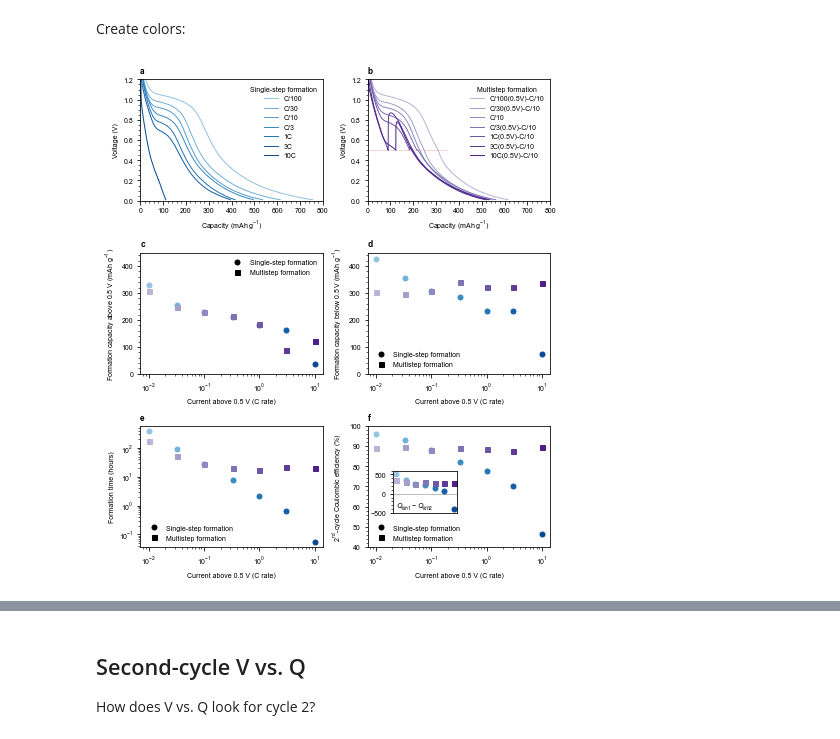
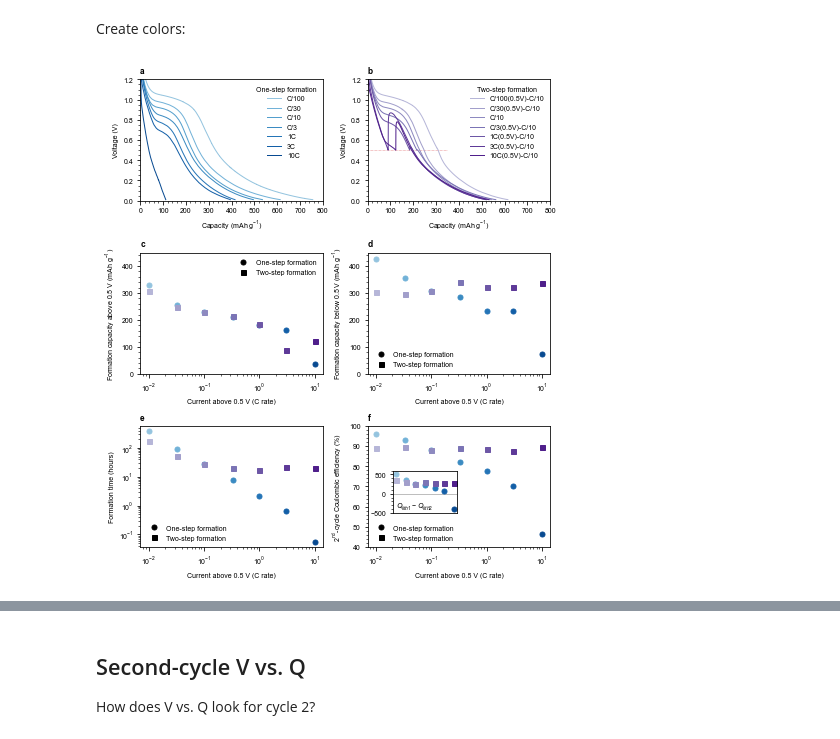
Before and after one commit to petermattia/first-cycle-SEI-on-carbon-black, a Jupyter notebook: c rate/c_rate.ipynb, the cells around one changed output, grey strips where cells are left out. Saved outputs shown, nothing was run; the diff lists cells and outputs as text; code cells hidden in the pictures.

Commit message:
C rate figure updates
Update single-step to one-step, multistep to two-step
Add Irreversible capacity loss figure

```diff
--- a/c rate/c_rate.ipynb
+++ b/c rate/c_rate.ipynb
@@ -146,7 +146,11 @@ for file in files_constcurr:
     Qlith_cyc1_above0pt5 = np.max(first_lith_data[:idx_0pt5V])
     Qlith_cyc1_below0pt5 = np.max(first_lith_data) - Qlith_cyc1_above0pt5
 
-    print(f'Above-0.5 V capacity: {Qlith_cyc1_above0pt5} mAh/g')
+    idx_0pt5V = np.where(first_delith_data[:, 1] > 0.5)[0][0]
+    Qdelith_cyc1_below0pt5 = np.max(first_delith_data[:idx_0pt5V])
+
+    print(f'Above-0.5 V capacity (lith1): {Qlith_cyc1_above0pt5:.2f} mAh/g')
+    print(f'Below-0.5 V capacity (delith1): {Qdelith_cyc1_below0pt5:.2f} mAh/g')
 
     # Get first-lithiation time
     I = 200 * C_rate # 1C = 200 mAh/g
@@ -175,8 +179,10 @@ for file in files_constcurr:
     sub_dict['C rate string'] = C_rate_string
     sub_dict['1st lith capacity above 0.5V'] = Qlith_cyc1_above0pt5
     sub_dict['1st lith capacity below 0.5V'] = Qlith_cyc1_below0pt5
+    sub_dict['1st delith capacity below 0.5V'] = Qdelith_cyc1_below0pt5
     sub_dict['1st lith time'] = tlith_cyc1
     sub_dict['First lith - second lith'] = DeltaQ_1_vs_2
+    sub_dict['First lith + second lith'] = Qlith_cyc1_below0pt5 - Qdelith_cyc1_below0pt5 + Qlith_cyc2 - Qdelith_cyc2
     sub_dict['2nd cycle CE'] = CE_cyc2
 
     try:
@@ -332,7 +338,11 @@ for file in files_multistep:
     Qlith_intermediate = first_lith_data[idx_0pt5V_below, 2] - first_lith_data[idx_0pt5V_above, 2]
     Qlith_cyc1_below0pt5 = np.max(first_lith_data) - Qlith_cyc1_above0pt5 - Qlith_intermediate
 
-    print(f'Above-0.5 V capacity: {Qlith_cyc1_above0pt5} mAh/g')
+    idx_0pt5V = np.where(first_delith_data[:, 1] > 0.5)[0][0]
+    Qdelith_cyc1_below0pt5 = np.max(first_delith_data[:idx_0pt5V])
+
+    print(f'Above-0.5 V capacity (lith1): {Qlith_cyc1_above0pt5:.2f} mAh/g')
+    print(f'Below-0.5 V capacity (delith1): {Qdelith_cyc1_below0pt5:.2f} mAh/g')
 
     # Get first-lithiation time. a = before split, b = after split
     Ia = 200 * C_rate # 1C = 200 mAh/g
@@ -363,8 +373,10 @@ for file in files_multistep:
     sub_dict['C rate string'] = C_rate_string
     sub_dict['1st lith capacity above 0.5V'] = Qlith_cyc1_above0pt5
     sub_dict['1st lith capacity below 0.5V'] = Qlith_cyc1_below0pt5
+    sub_dict['1st delith capacity below 0.5V'] = Qdelith_cyc1_below0pt5
     sub_dict['1st lith time'] = tlith_cyc1a + tlith_cyc1b
     sub_dict['First lith - second lith'] = DeltaQ_1_vs_2
+    sub_dict['First lith + second lith'] = Qlith_cyc1_below0pt5 - Qdelith_cyc1_below0pt5 + Qlith_cyc2 - Qdelith_cyc2
     sub_dict['2nd cycle CE'] = CE_cyc2
 
     try:
@@ -533,8 +542,8 @@ colors_constcurr  = cm.Blues( np.linspace(0.4, 0.9, len(all_data_constcurr.items
 colors_multistep  = cm.Purples( np.linspace(0.4, 0.9, len(all_data_multistep.items())))[:,0:3]
 # %%
 def make_legend1(ax, loc):
-    ax.plot(-1, 1, 'ok', label='Single-step formation')
-    ax.plot(-1, 1, 'sk', label='Multistep formation')
+    ax.plot(-1, 1, 'ok', label='One-step formation')
+    ax.plot(-1, 1, 'sk', label='Two-step formation')
     ax.legend(loc=loc)
 # %%
 fig, ax = plt.subplots(figsize=(fig_width*2, fig_height*3), nrows=3, ncols=2)
@@ -611,33 +620,33 @@ for k, (key, value) in enumerate(all_data_constcurr.items()):
 for k, (key, value) in enumerate(all_data_multistep.items()):
 
     # Extract values
     first_lith_data = value['First lith data']
     C_rate = value['C rate']
     C_rate_string = value['C rate string']
     CE_cyc2 = value['2nd cycle CE']
     Qlith_cyc1_minus_cyc2 = value['First lith - second lith']
     tlith_cyc1 = value['1st lith time']
     Qlith_cyc1_above0pt5 = value['1st lith capacity above 0.5V']
     Qlith_cyc1_below0pt5 = value['1st lith capacity below 0.5V']
 
     Q = first_lith_data[:, 2]
     V = first_lith_data[:, 1]
 
     ax[1].plot(Q, V, color=colors_multistep[k], label=C_rate_string)
     ax[2].semilogx(C_rate, Qlith_cyc1_above0pt5, 's', color=colors_multistep[k])
     ax[3].semilogx(C_rate, Qlith_cyc1_below0pt5, 's', color=colors_multistep[k])
     ax[4].loglog(C_rate, tlith_cyc1, 's', color=colors_multistep[k])
     ax[5].semilogx(C_rate, CE_cyc2, 's', color=colors_multistep[k])
     ax_inset5.semilogx(C_rate, Qlith_cyc1_minus_cyc2, 's', color=colors_multistep[k])
 
-ax[0].legend(loc='upper right', title='Single-step formation')
-ax[1].legend(loc='upper right', title='Multistep formation')
+ax[0].legend(loc='upper right', title='One-step formation')
+ax[1].legend(loc='upper right', title='Two-step formation')
 
 ax_inset5.get_xaxis().set_ticks([])
 ax_inset5.annotate('$Q_{lith1}-Q_{lith2}$', (0.05, 0.02), xycoords='axes fraction',
                    horizontalalignment='left', verticalalignment='bottom')
 
 plt.tight_layout()
 plt.savefig(figpath / 'C_rate.eps', bbox_inches='tight', format='eps')
 # %% [output]
-[figure, old version]
+[figure, new version]
```
Also changed, not shown: parts of 9 cells of this notebook, 5 other files.
